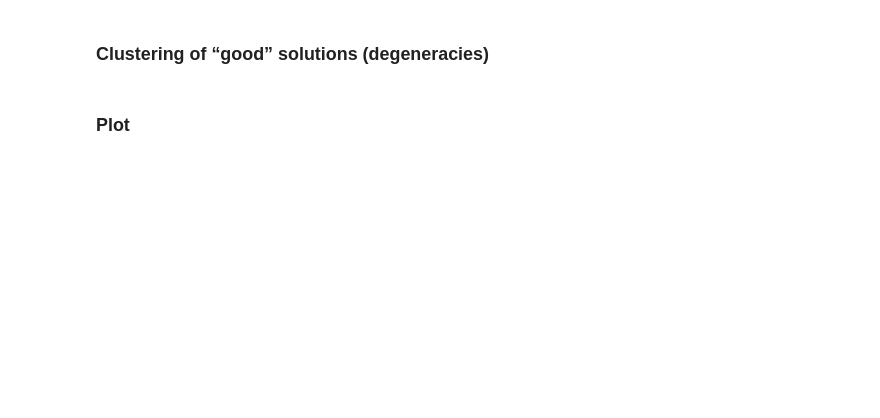
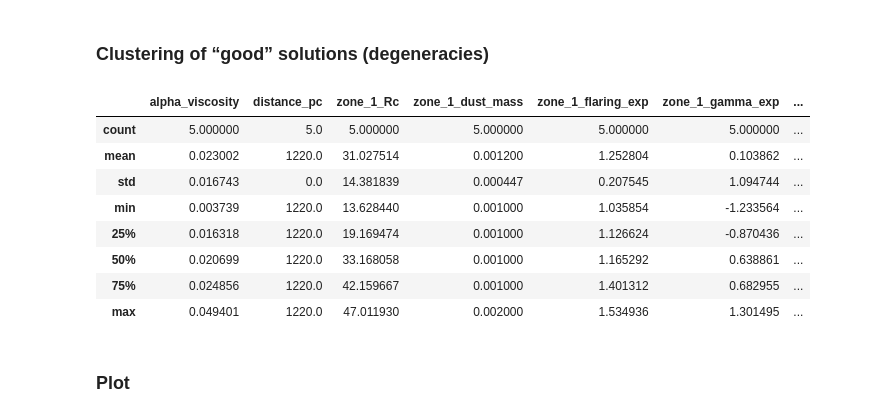
Before and after one commit to kandrych/modelling_optimisation, a Jupyter notebook: scripts/after_optimisation.ipynb, the cells around one changed output. Saved outputs shown, nothing was run; the diff lists cells and outputs as text; code cells hidden in the pictures; blank space fills up the shorter version.

```diff
--- a/scripts/after_optimisation.ipynb
+++ b/scripts/after_optimisation.ipynb
@@ -100,8 +113,18 @@ for p in ["inc_deg", "rin_au", "dust_mass"]:
 # %% [markdown]
 ### Clustering of “good” solutions (degeneracies)
 # %%
-good = df[df["budget"] == df["budget"].max()].nsmallest(50, "cost")
-good.describe().to_csv(results_dir / "good50_summary.csv")
+good = df[df["budget"] == df["budget"].max()].nsmallest(5, "cost")
+good.describe()#.to_csv(results_dir / "good5_summary.csv")
+# %% [output]
+|  | alpha_viscosity | distance_pc | zone_1_Rc | zone_1_dust_mass | zone_1_flaring_exp | zone_1_gamma_exp | ... |
+| count | 5.000000 | 5.0 | 5.000000 | 5.000000 | 5.000000 | 5.000000 | ... |
+| mean | 0.023002 | 1220.0 | 31.027514 | 0.001200 | 1.252804 | 0.103862 | ... |
+| std | 0.016743 | 0.0 | 14.381839 | 0.000447 | 0.207545 | 1.094744 | ... |
+| min | 0.003739 | 1220.0 | 13.628440 | 0.001000 | 1.035854 | -1.233564 | ... |
+| 25% | 0.016318 | 1220.0 | 19.169474 | 0.001000 | 1.126624 | -0.870436 | ... |
+| 50% | 0.020699 | 1220.0 | 33.168058 | 0.001000 | 1.165292 | 0.638861 | ... |
+| 75% | 0.024856 | 1220.0 | 42.159667 | 0.001000 | 1.401312 | 0.682955 | ... |
+| max | 0.049401 | 1220.0 | 47.011930 | 0.002000 | 1.534936 | 1.301495 | ... |
 # %% [markdown]
 ### Plot
 # %%
```
Also changed, not shown: parts of 12 cells of this notebook, 1 other file.
